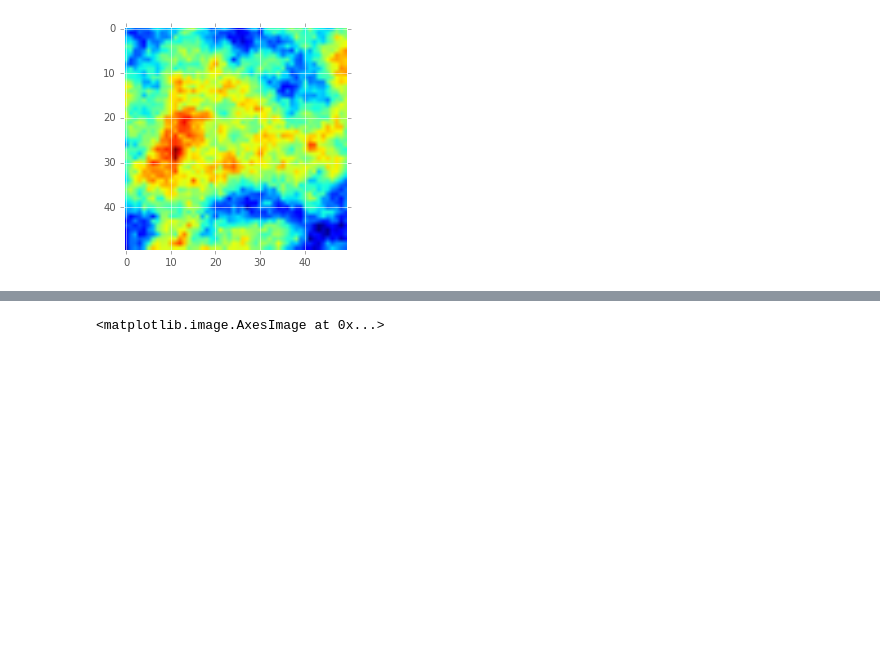
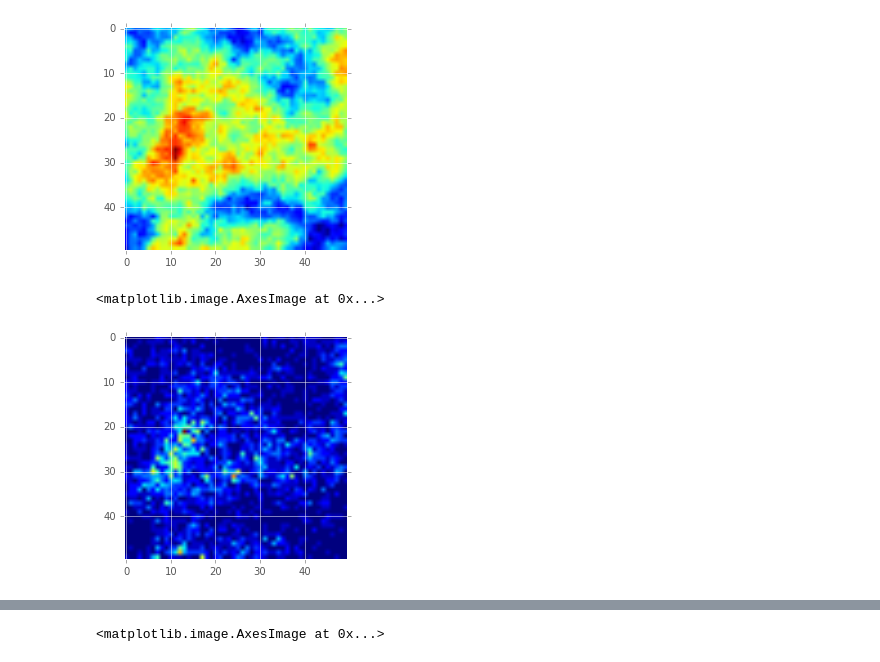
Before and after one commit to molgor/spystats, a Jupyter notebook: notebooks/demo/Getting started with Spystats.ipynb, the cells around one changed output, grey strips where cells are left out. Saved outputs shown, nothing was run; the diff lists cells and outputs as text; code cells hidden in the pictures; blank space fills up the shorter version.

Commit message:
Simulations with scatter plots

```diff
--- a/notebooks/demo/Getting started with Spystats.ipynb
+++ b/notebooks/demo/Getting started with Spystats.ipynb
@@ -56,3 +58,8 @@ plt.imshow(s[0],interpolation=None)
 # %% [output]
 <matplotlib.image.AxesImage at 0x...>
 [figure]
+# %%
+plt.imshow(poisson.rvs(np.exp(s[0]),0))
+# %% [output]
+<matplotlib.image.AxesImage at 0x...>
+[figure, added]
```
Also changed, not shown: parts of 26 cells of this notebook, 1 other file.
